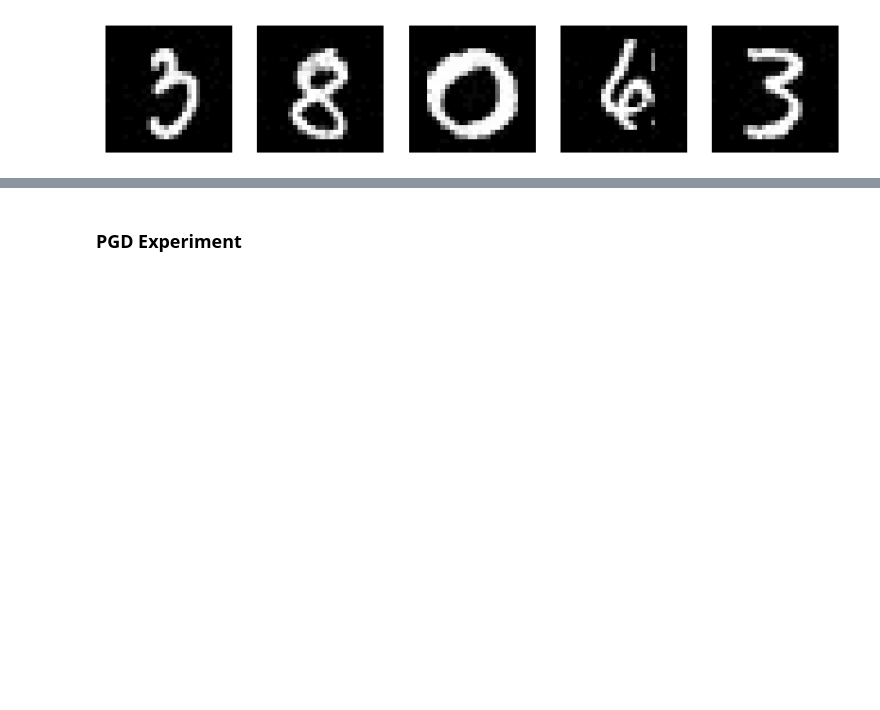
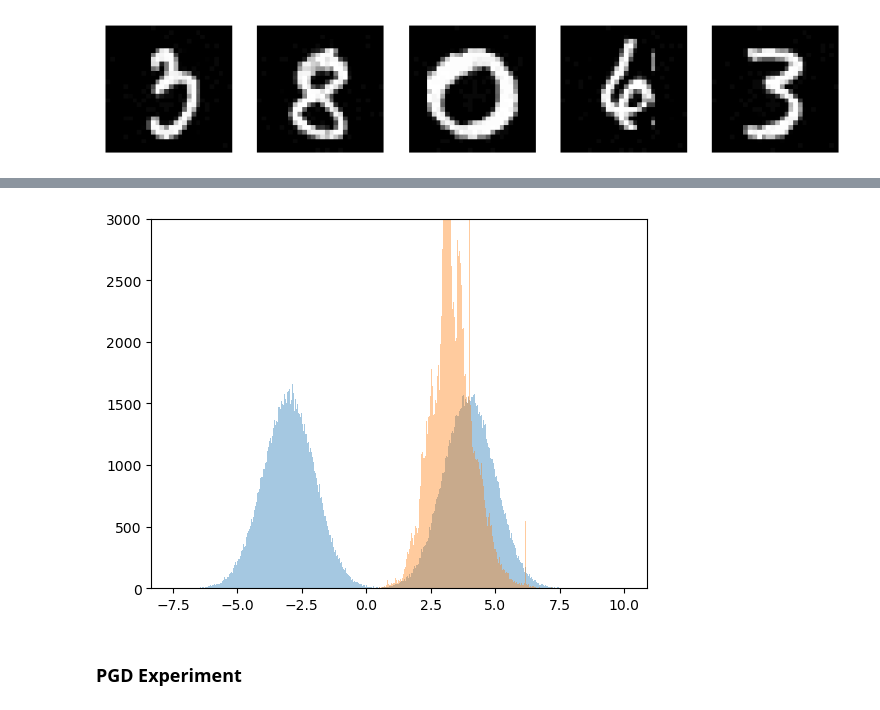
Before and after one commit to deryk96/TropicalNN, a Jupyter notebook: TropicalTest.ipynb, the cells around one changed output, grey strips where cells are left out. Saved outputs shown, nothing was run; the diff lists cells and outputs as text; code cells hidden in the pictures; blank space fills up the shorter version.

```diff
--- a/TropicalTest.ipynb
+++ b/TropicalTest.ipynb
@@ -14,31 +15,27 @@ os.environ["KMP_DUPLICATE_LIB_OK"]="TRUE"
 # %% [markdown]
 ### MNIST, all numbers PGD test
 # %%
-iterations = 1 #aribitrary
+iterations = 1000 #aribitrary
 loss_object = losses.CategoricalCrossentropy()
 x_train, x_test, y_train, y_test = load_MNIST_data(desired_classes=[i for i in range(10)])
-
+tests = [(buildReLuModel, initializers.RandomNormal(mean=0.5, stddev=1., seed=0), "ReLU"),
+         (buildTropicalModel, BimodalBinaryInitializer(high=4, low=-3), "Tropical -3 or 4"),
+         (buildTropicalModel, BimodalNormalInitializer(stddev=1,high=4, low=-3), "Tropical ~N(-3,1) or ~N(4,1)"),
+         (buildTropicalModel, initializers.RandomNormal(0.5, 0.005), "Tropical ~N(0.5,0.005)")]
+#
 for i in range(iterations):
     print(f'================\n\t{i}\n================')
     x_train, x_test, y_train, y_test = shuffle_data(x_train, x_test, y_train, y_test)
+    data = []
+    for model, intializer_w, name in tests:
+        built_model = model(x_train, y_train, first_layer_size = 100, initializer_w=intializer_w, verbose = 1,
+                            second_layer_size = 10,second_layer_activation = 'softmax', training_loss = 'categorical_crossentropy')
+        x_test_att = attackTestSetBatch(built_model, x_test, y_test, loss_object, name)
+        pre_loss, pre_acc = built_model.evaluate(x_test, y_test)
+        post_loss, post_acc = built_model.evaluate(x_test_att, y_test)
+        data.extend([pre_loss, pre_acc, post_loss, post_acc])
 
-    reluModel = buildReLuModel(x_train, y_train, first_layer_size = 100, verbose = 1,
-                               second_layer_size = 10,second_layer_activation = 'softmax',
-                               training_loss = 'categorical_crossentropy')
-    relu_x_test_att = attackTestSetBatch(reluModel, x_test, y_test, loss_object, "ReLu")
-    relu_pre_loss, relu_pre_acc = reluModel.evaluate(x_test, y_test)
-    relu_post_loss, relu_post_acc = reluModel.evaluate(relu_x_test_att, y_test)
-
-    tropModel1 = buildTropicalModel(x_train, y_train, first_layer_size = 100, verbose = 1,
-                                    second_layer_size = 10,second_layer_activation = 'softmax',
-                                    training_loss = 'categorical_crossentropy')
-    trop_x_test_att1 = attackTestSetBatch(tropModel1, x_test, y_test, loss_object, "Tropical")
-    trop_pre_loss1, trop_pre_acc1 = tropModel1.evaluate(x_test, y_test)
-    trop_post_loss1, trop_post_acc1 = tropModel1.evaluate(trop_x_test_att1, y_test)
-
-    # - write to csv -
-    data = [relu_pre_loss, relu_pre_acc, relu_post_loss, relu_post_acc,trop_pre_loss1, trop_pre_acc1, trop_post_loss1, trop_post_acc1]
-    with open('output4.csv', 'a', newline='') as csvfile:
+    with open('bimodalTest.csv', 'a', newline='') as csvfile:
         csvwriter = csv.writer(csvfile)
         csvwriter.writerow(data)
 # %% [output]
@@ -161,3 +215,14 @@ plt.show()
+# %%
+
+initializer = BimodalNormalInitializer(high=4, low=-3, seed=42)  # You can set the seed for reproducibility
+weights_tensor = initializer(shape=(500, 784), dtype=tf.float32)
+#weights_tensor.numpy()
+plt.hist(weights_tensor.numpy().flatten(), bins = 784,alpha =0.4)
+plt.hist(built_model.layers[0].get_weights()[0].flatten(), bins=int(784), alpha=0.4)
+plt.ylim(0, 3000)
+plt.show()
+# %% [output]
+[figure, added]
 # %% [markdown]
 ### PGD Experiment
 # %%
```
Also changed, not shown: parts of 8 cells of this notebook, 8 other files.
